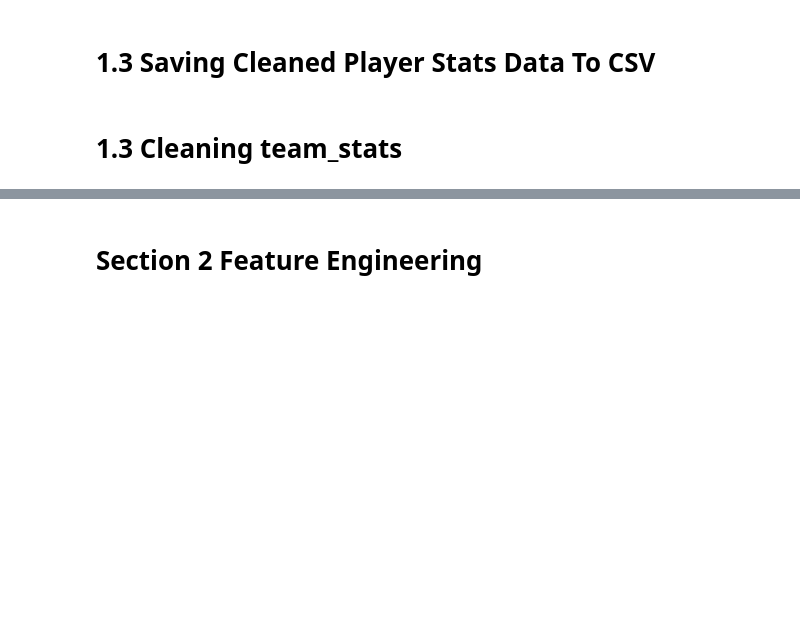
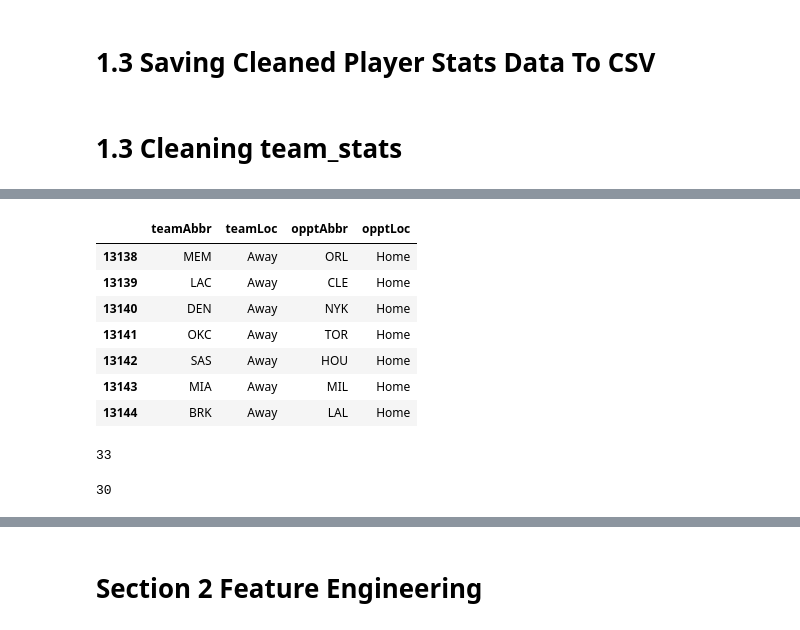
Before and after one commit to ElectricSheep007/UNH-Repo, a Jupyter notebook: DS_Guided_Capstone_2_Repo/virenv/Guided_Capstone_Project_2.ipynb, the cells around one changed output, grey strips where cells are left out. Cells and saved outputs as stored; diff of their text form; code cells hidden in the pictures; blank space fills up the shorter version.

```diff
--- a/DS_Guided_Capstone_2_Repo/virenv/Guided_Capstone_Project_2.ipynb
+++ b/DS_Guided_Capstone_2_Repo/virenv/Guided_Capstone_Project_2.ipynb
@@ -213,0 +215,9 @@ player_stats.Home.isnull().sum()
+# %%
+#Removing non-regular season games
+dates =[['2008-10-28', '2009-04-16'],['2009-10-27', '2010-04-14'], ['2010-10-26', '2011-04-13' ], ['2011-12-25', '2012-04-26'], ['2012-10-30', '2013-04-17'], ['2013-10-29', '2014-04-16'], ['2014-10-28', '2015-04-15'], ['2015-10-27', '2016-04-13'], ['2016-10-25', '2017-04-12'], ['2017-10-17', '2018-04-11'], ['2018-10-16', '2019-04-10'], ['2019-10-22', '2020-08-14' ]]
+is_regsea = lambda date : (date>= pd.to_datetime(start_date)) & (date<= pd.to_datetime(end_date))
+all_regsea = pd.DataFrame()
+
+for start_date, end_date in dates:
+    print(start_date, end_date)
+    all_regsea = pd.concat([all_regsea, player_stats.Date.apply(is_regsea)], axis=1)
@@ -275,9 +261,0 @@ player_stats.reset_index(drop = True, inplace = True)
-# %%
-#Removing non-regular season games
-dates =[['2008-10-28', '2009-04-16'],['2009-10-27', '2010-04-17'], ['2010-10-26', '2011-04-13' ], ['2011-12-25', '2012-04-26'], ['2012-10-30', '2013-04-17'], ['2013-10-29', '2014-04-16'], ['2014-10-28', '2015-04-15'], ['2015-10-27', '2016-04-16'], ['2016-10-25', '2017-04-12'], ['2017-10-17', '2018-04-11'], ['2018-10-16', '2019-04-10'], ['2019-10-22', '2020-08-14' ]]
-is_regsea = lambda date : (date>= pd.to_datetime(start_date)) & (date<= pd.to_datetime(end_date))
-all_regsea = pd.DataFrame()
-
-for start_date, end_date in dates:
-    print(start_date, end_date)
-    all_regsea = pd.concat([all_regsea, player_stats.Date.apply(is_regsea)], axis=1)
@@ -359,13 +411,24 @@ team_stats.reset_index(inplace = True, drop = True)
 # %%
 #The games stats are recorded as team vs. opponent with another column indicating whether this is a home game or an away game.
 #This format leaves me to suspect there is double data of the same game. Let's investigate.
 
 team_stats['gmDate'] = pd.to_datetime(team_stats['gmDate'])
-team_stats[['teamAbbr', 'teamLoc', 'opptAbbr', 'opptLoc']][team_stats['gmDate'] == datetime(2020,8,14)]
+team_stats[['teamAbbr', 'teamLoc', 'opptAbbr', 'opptLoc']][team_stats['gmDate'] == datetime(2019,3,22)]
 
 #Seems our suspicion was wrong and away_games=team as home_games=opp. We will keep this in mind during feature engineering.
+# %% [output]
+|  | teamAbbr | teamLoc | opptAbbr | opptLoc |
+| 13138 | MEM | Away | ORL | Home |
+| 13139 | LAC | Away | CLE | Home |
+| 13140 | DEN | Away | NYK | Home |
+| 13141 | OKC | Away | TOR | Home |
+| 13142 | SAS | Away | HOU | Home |
+| 13143 | MIA | Away | MIL | Home |
+| 13144 | BRK | Away | LAL | Home |
 # %%
 len(team_stats['opptAbbr'].unique())
+# %% [output]
+33
 # %%
 #33 teams, 3 more than what we had with the player stats, that means we have 3 team abbreviations that are duplicates
 #CHA were the charlotte bobcats that because the new charlotto hornets CHO
@@ -374,5 +437,7 @@ len(team_stats['opptAbbr'].unique())
 team_name_change = team_stats['opptAbbr'].replace({'NJN':'BKN', 'CHA':'CHO', 'BRK':'BKN', 'NOH' : 'NOP'})
 # %%
 len(team_name_change.unique())
+# %% [output]
+30
 # %%
 dateString =  team_stats['gmDate'].dt.strftime('%Y%m%d')
```
Also changed, not shown: parts of 61 cells of this notebook.
